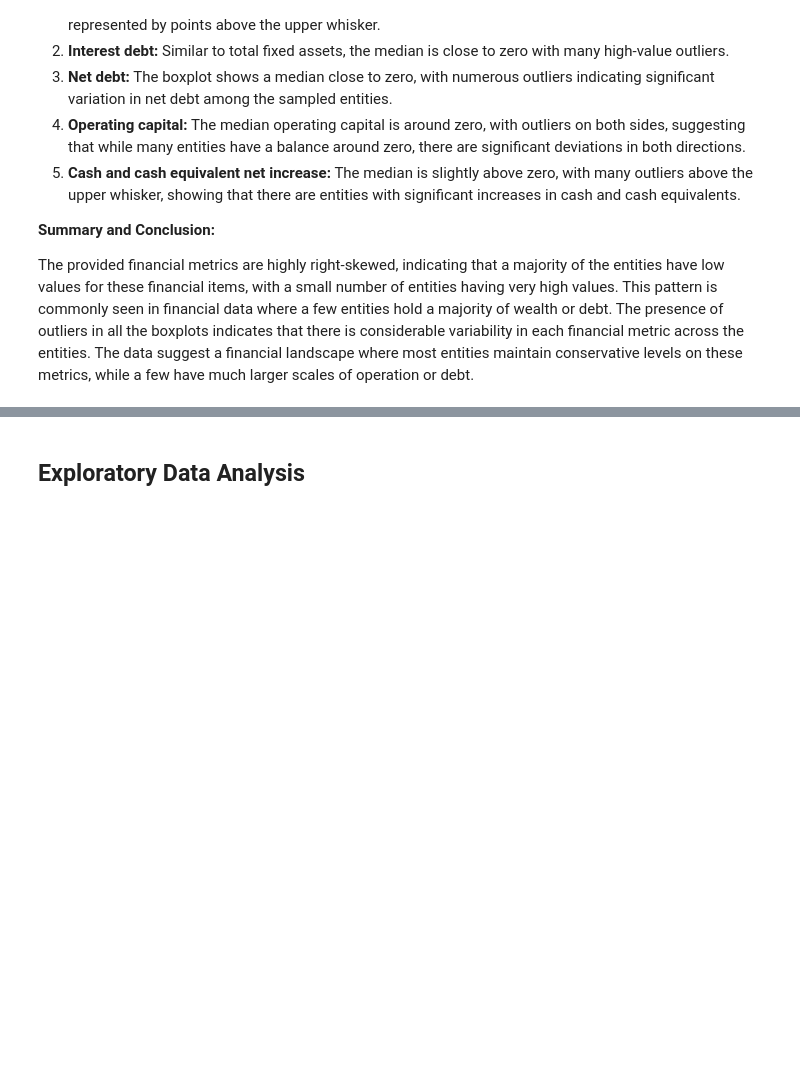
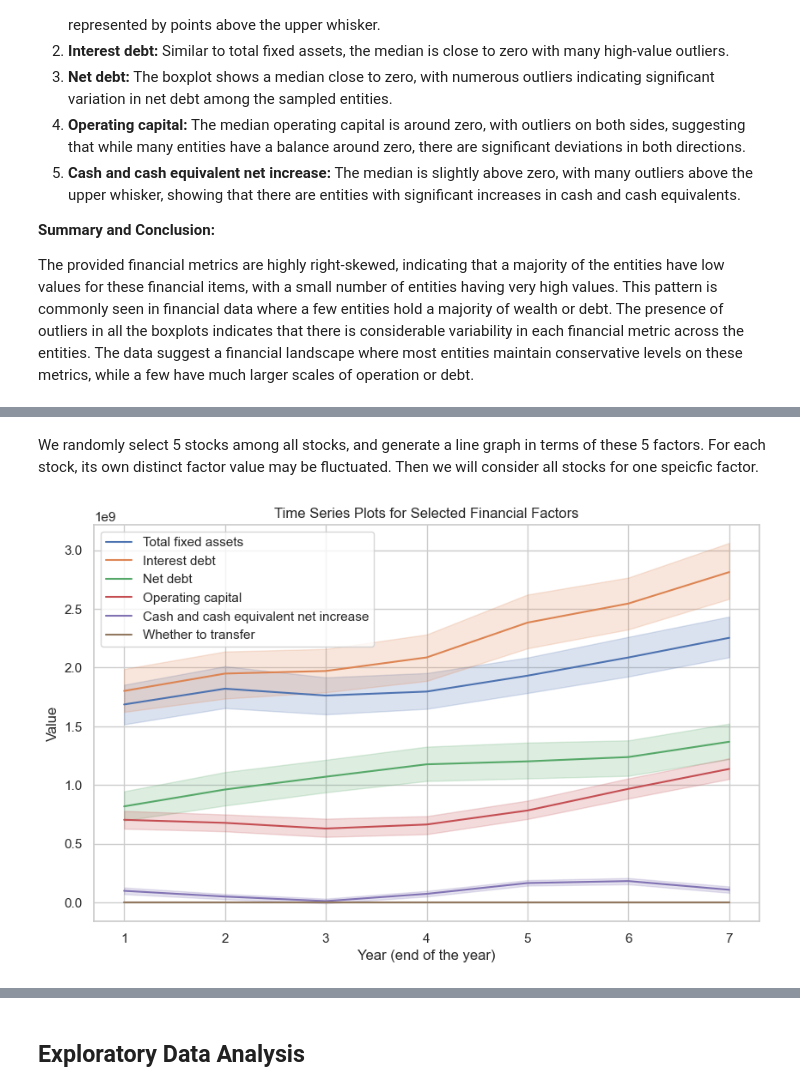
Before and after one commit to yunmeng-genius/IS5126G1, a Jupyter notebook: main.ipynb, the cells around one changed output, grey strips where cells are left out. Cells and saved outputs as stored; diff of their text form; code cells hidden in the pictures; blank space fills up the shorter version.

```diff
--- a/main.ipynb
+++ b/main.ipynb
@@ -255,0 +313,18 @@ The provided financial metrics are highly right-skewed, indicating that a majori
+# %% [markdown]
+We randomly select 5 stocks among all stocks, and generate a line graph in terms of these 5 factors. For each stock, its own distinct factor value may be fluctuated. Then we will consider all stocks for one speicfic factor.
+# %%
+# Setting up the plotting environment
+sns.set(style="whitegrid")
+plt.figure(figsize=(10, 6))
+
+# Plotting each time series
+for column in selected_columns[1:]:
+    sns.lineplot(data=time_series_data, x='Year (end of the year)', y=column, label=column)
+
+plt.title('Time Series Plots for Selected Financial Factors')
+plt.ylabel('Value')
+plt.xlabel('Year (end of the year)')
+plt.legend()
+plt.show()
+# %% [output]
+[figure, added]
```
Also changed, not shown: parts of 24 cells of this notebook.
